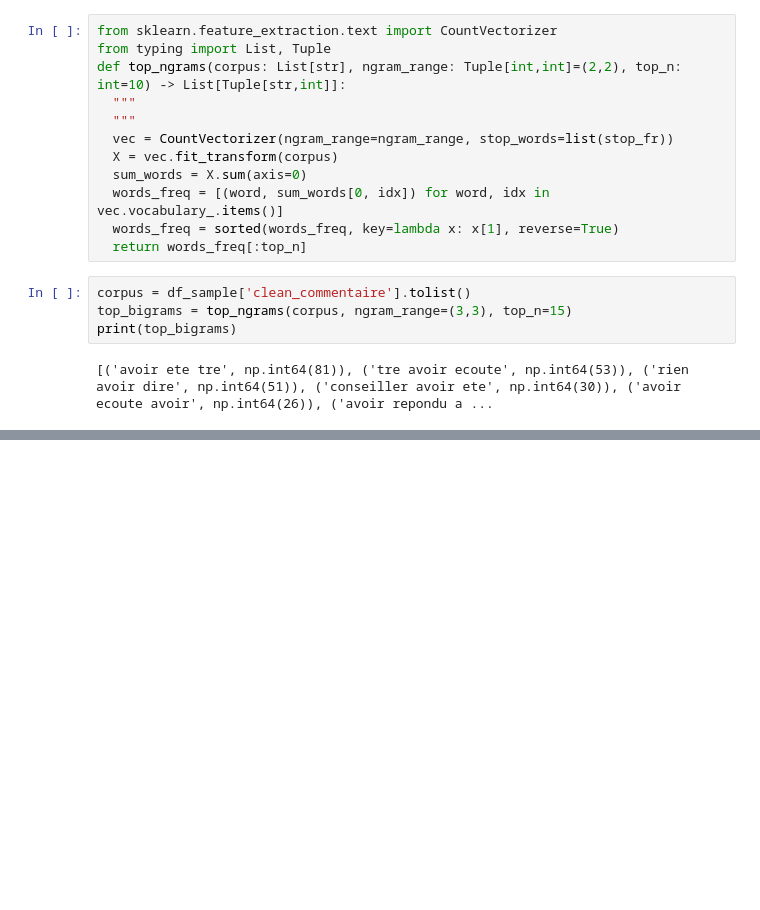
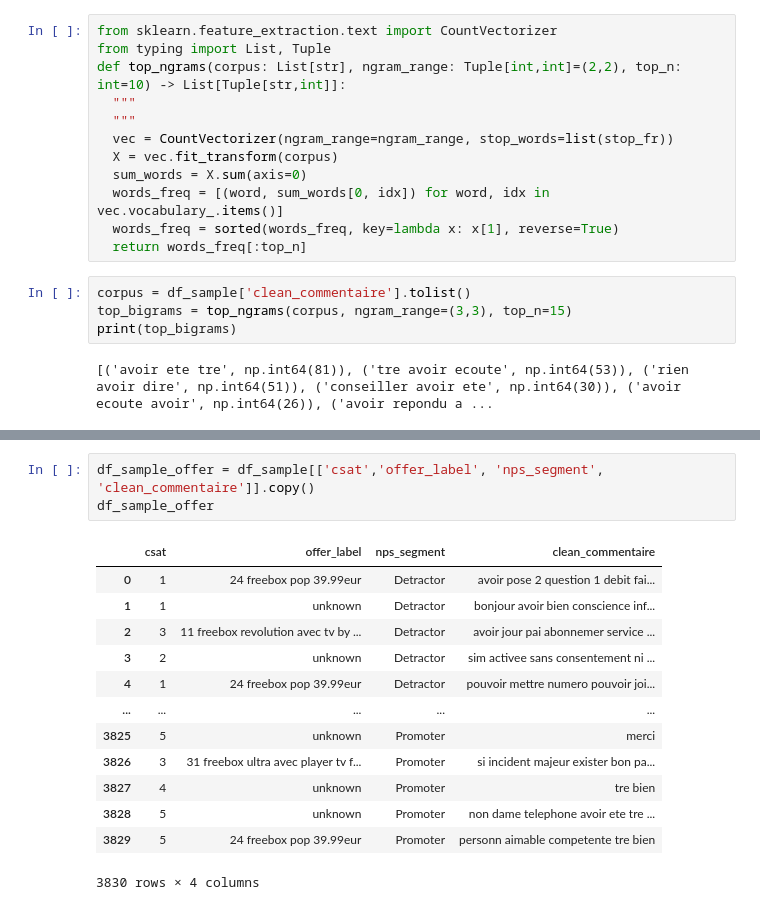
Before and after one commit to forSplinter/free_llm_2026_Intership, a Jupyter notebook: EDA_Preprocesing.ipynb, the cells around one changed output, grey strips where cells are left out. Drawn from its saved outputs; the diff is of its cells as text; blank space fills up the shorter version.

```diff
--- a/EDA_Preprocesing.ipynb
+++ b/EDA_Preprocesing.ipynb
@@ -748,0 +785,17 @@ plt.tight_layout()
+# %%
+df_sample_offer = df_sample[['csat','offer_label', 'nps_segment', 'clean_commentaire']].copy()
+df_sample_offer
+# %% [output]
+|  | csat | offer_label | nps_segment | clean_commentaire |
+| 0 | 1 | 24 freebox pop 39.99eur | Detractor | avoir pose 2 question 1 debit fai... |
+| 1 | 1 | unknown | Detractor | bonjour avoir bien conscience inf... |
+| 2 | 3 | 11 freebox revolution avec tv by ... | Detractor | avoir jour pai abonnemer service ... |
+| 3 | 2 | unknown | Detractor | sim activee sans consentement ni ... |
+| 4 | 1 | 24 freebox pop 39.99eur | Detractor | pouvoir mettre numero pouvoir joi... |
+| ... | ... | ... | ... | ... |
+| 3825 | 5 | unknown | Promoter | merci |
+| 3826 | 3 | 31 freebox ultra avec player tv f... | Promoter | si incident majeur exister bon pa... |
+| 3827 | 4 | unknown | Promoter | tre bien |
+| 3828 | 5 | unknown | Promoter | non dame telephone avoir ete tre ... |
+| 3829 | 5 | 24 freebox pop 39.99eur | Promoter | personn aimable competente tre bien |
+3830 rows × 4 columns
```
Also changed, not shown: parts of 35 cells of this notebook.
